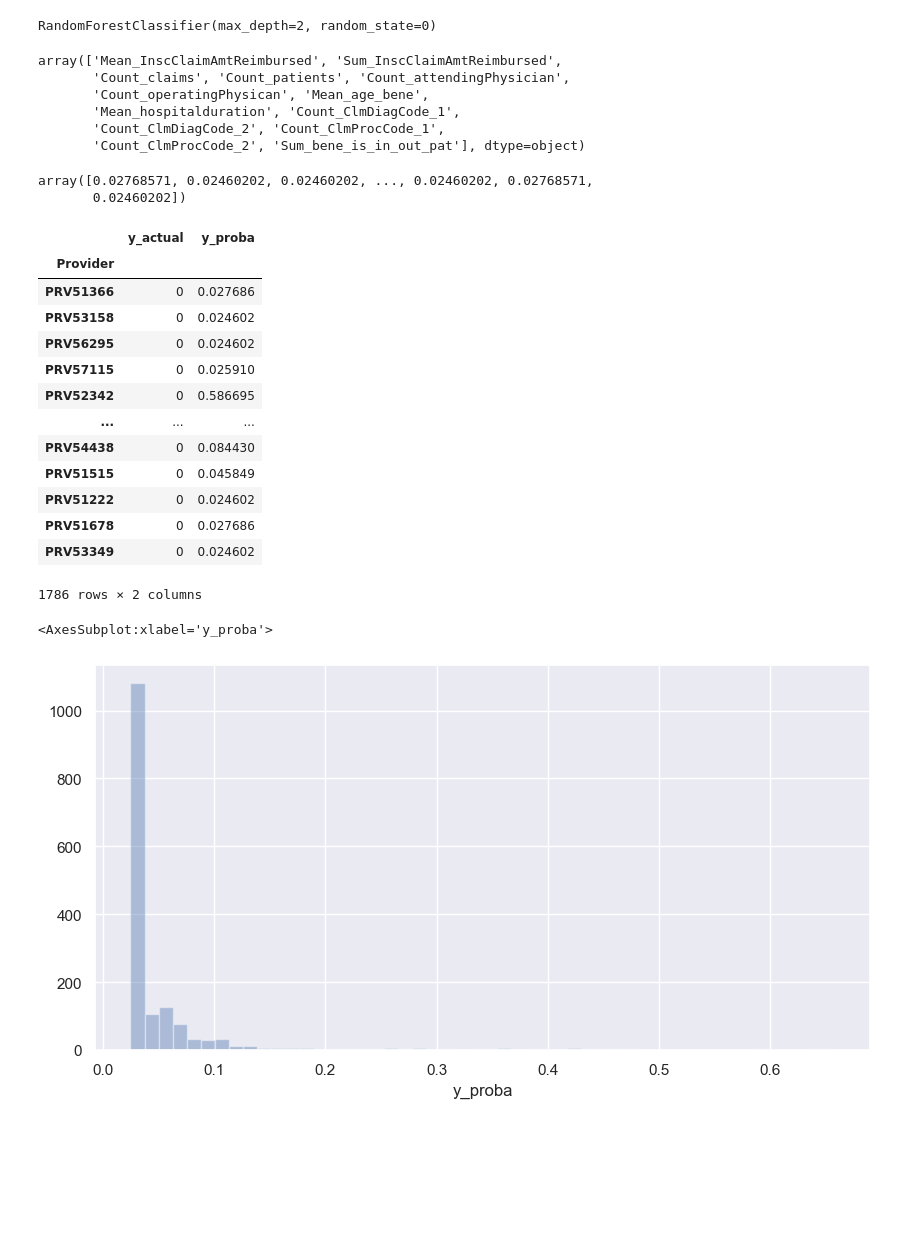
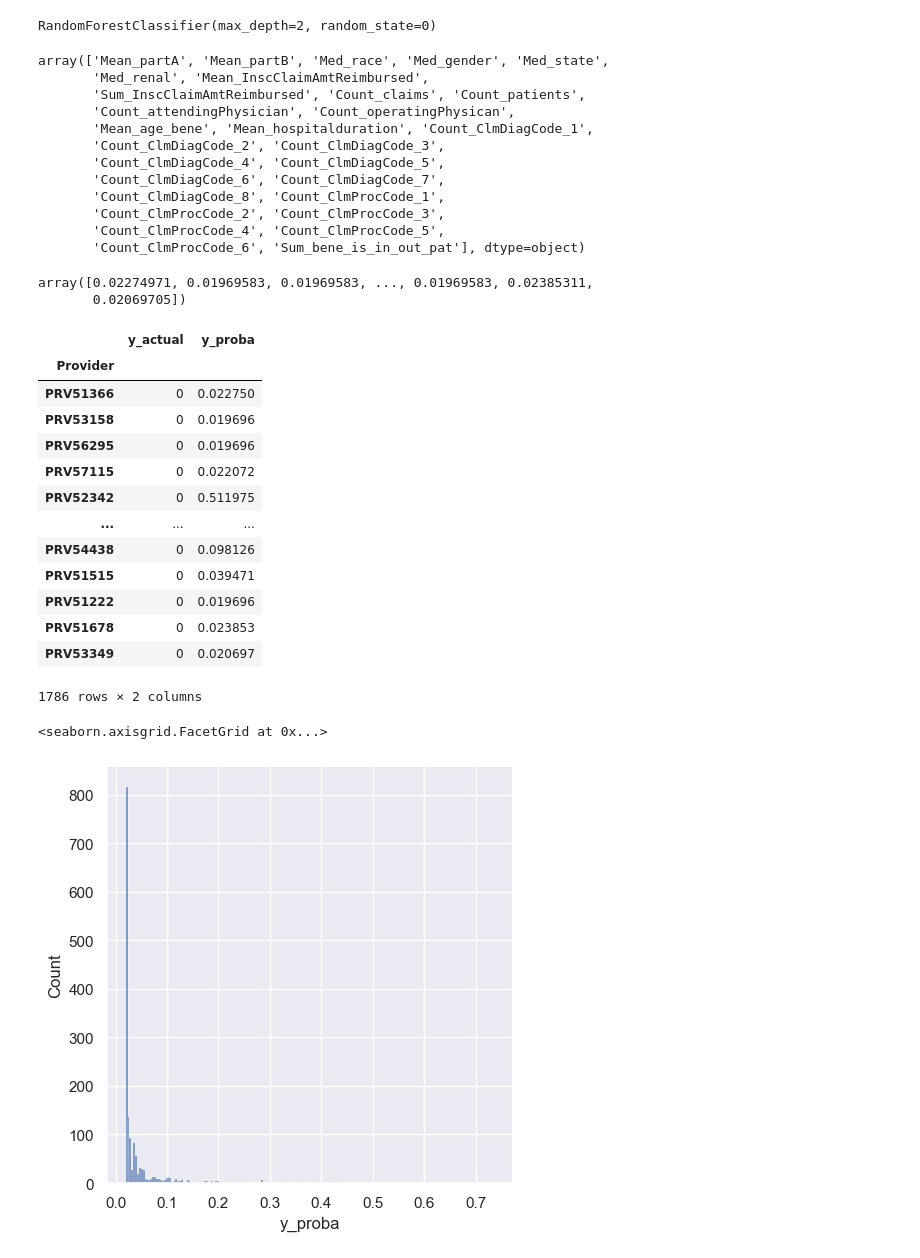
Before and after one commit to evkumar71/DataScience, a Jupyter notebook: Healtcare_fraud_detection.ipynb, the cells around one changed output. Saved outputs shown, nothing was run; the diff lists cells and outputs as text; code cells hidden in the pictures; blank space fills up the shorter version.

```diff
--- a/Healtcare_fraud_detection.ipynb
+++ b/Healtcare_fraud_detection.ipynb
@@ -412,10 +412,19 @@ Name: Operating_Physician_fraud, Length: 558211, dtype: object
 # **Master dataframe**
 # %%
 df_master = pd.concat([df_in, df_out], ignore_index=True, sort=False)
+# %%
+df_master['RenalDiseaseIndicator'] = df_master['RenalDiseaseIndicator'].map({'Y': 1})
+df_master['RenalDiseaseIndicator'] = df_master['RenalDiseaseIndicator'].fillna(0)
 # %%
 df_master['bene_is_in_out_patient'] = np.where((df_master.has_claimed_ip == True) & (df_master.has_claimed_op == True), 1, 0)
 # %%
 df_master_ml = df_master.groupby('Provider').agg(
+    Mean_partA=('NoOfMonths_PartACov', np.mean),
+    Mean_partB=('NoOfMonths_PartBCov', np.mean),
+    Med_race=('Race', np.median),
+    Med_gender=('Gender', np.median),
+    Med_state=('State', np.median),
+    Med_renal=('RenalDiseaseIndicator', np.median),
     Mean_InscClaimAmtReimbursed=('InscClaimAmtReimbursed', np.mean),
     Sum_InscClaimAmtReimbursed=('InscClaimAmtReimbursed', np.sum),
     Count_claims=('ClaimID', 'nunique'),
@@ -426,8 +435,18 @@ df_master_ml = df_master.groupby('Provider').agg(
     Mean_hospitalduration=('hospital_duration', np.mean),
     Count_ClmDiagCode_1=('ClmDiagnosisCode_1', 'nunique'),
     Count_ClmDiagCode_2=('ClmDiagnosisCode_2', 'nunique'),
+    Count_ClmDiagCode_3=('ClmDiagnosisCode_3', 'nunique'),
+    Count_ClmDiagCode_4=('ClmDiagnosisCode_4', 'nunique'),
+    Count_ClmDiagCode_5=('ClmDiagnosisCode_5', 'nunique'),
+    Count_ClmDiagCode_6=('ClmDiagnosisCode_6', 'nunique'),
+    Count_ClmDiagCode_7=('ClmDiagnosisCode_7', 'nunique'),
+    Count_ClmDiagCode_8=('ClmDiagnosisCode_8', 'nunique'),
     Count_ClmProcCode_1=('ClmProcedureCode_1', 'nunique'),
     Count_ClmProcCode_2=('ClmProcedureCode_2', 'nunique'),
+    Count_ClmProcCode_3=('ClmProcedureCode_3', 'nunique'),
+    Count_ClmProcCode_4=('ClmProcedureCode_4', 'nunique'),
+    Count_ClmProcCode_5=('ClmProcedureCode_5', 'nunique'),
+    Count_ClmProcCode_6=('ClmProcedureCode_6', 'nunique'),
     Sum_bene_is_in_out_pat=('bene_is_in_out_patient', np.sum),
     label=('PotentialFraud', 'unique'),
 )
@@ -484,11 +498,17 @@ RandomForestClassifier(max_depth=2, random_state=0)
 # %%
 clf.feature_names_in_
 # %% [output]
-array(['Mean_InscClaimAmtReimbursed', 'Sum_InscClaimAmtReimbursed',
-       'Count_claims', 'Count_patients', 'Count_attendingPhysician',
-       'Count_operatingPhysican', 'Mean_age_bene',
-       'Mean_hospitalduration', 'Count_ClmDiagCode_1',
-       'Count_ClmDiagCode_2', 'Count_ClmProcCode_1',
-       'Count_ClmProcCode_2', 'Sum_bene_is_in_out_pat'], dtype=object)
+array(['Mean_partA', 'Mean_partB', 'Med_race', 'Med_gender', 'Med_state',
+       'Med_renal', 'Mean_InscClaimAmtReimbursed',
+       'Sum_InscClaimAmtReimbursed', 'Count_claims', 'Count_patients',
+       'Count_attendingPhysician', 'Count_operatingPhysican',
+       'Mean_age_bene', 'Mean_hospitalduration', 'Count_ClmDiagCode_1',
+       'Count_ClmDiagCode_2', 'Count_ClmDiagCode_3',
+       'Count_ClmDiagCode_4', 'Count_ClmDiagCode_5',
+       'Count_ClmDiagCode_6', 'Count_ClmDiagCode_7',
+       'Count_ClmDiagCode_8', 'Count_ClmProcCode_1',
+       'Count_ClmProcCode_2', 'Count_ClmProcCode_3',
+       'Count_ClmProcCode_4', 'Count_ClmProcCode_5',
+       'Count_ClmProcCode_6', 'Sum_bene_is_in_out_pat'], dtype=object)
 # %%
 y_proba = clf.predict_proba(X_test)
@@ -495,8 +517,8 @@ y_proba = clf.predict_proba(X_test)
 # %%
 y_proba[:, 1]
 # %% [output]
-array([0.02768571, 0.02460202, 0.02460202, ..., 0.02460202, 0.02768571,
-       0.02460202])
+array([0.02274971, 0.01969583, 0.01969583, ..., 0.01969583, 0.02385311,
+       0.02069705])
 # %%
 df_evaluation = pd.DataFrame({'y_actual': y_test, 'y_proba': y_proba[:, 1]})
 # %%
@@ -504,20 +526,20 @@ df_evaluation
 # %% [output]
 |  | y_actual | y_proba |
 | Provider |  |  |
-| PRV51366 | 0 | 0.027686 |
-| PRV53158 | 0 | 0.024602 |
-| PRV56295 | 0 | 0.024602 |
-| PRV57115 | 0 | 0.025910 |
-| PRV52342 | 0 | 0.586695 |
+| PRV51366 | 0 | 0.022750 |
+| PRV53158 | 0 | 0.019696 |
+| PRV56295 | 0 | 0.019696 |
+| PRV57115 | 0 | 0.022072 |
+| PRV52342 | 0 | 0.511975 |
 | ... | ... | ... |
-| PRV54438 | 0 | 0.084430 |
-| PRV51515 | 0 | 0.045849 |
-| PRV51222 | 0 | 0.024602 |
-| PRV51678 | 0 | 0.027686 |
-| PRV53349 | 0 | 0.024602 |
+| PRV54438 | 0 | 0.098126 |
+| PRV51515 | 0 | 0.039471 |
+| PRV51222 | 0 | 0.019696 |
+| PRV51678 | 0 | 0.023853 |
+| PRV53349 | 0 | 0.020697 |
 1786 rows × 2 columns
 # %%
-sns.distplot(df_evaluation.loc[df_evaluation["y_actual"] == 0, "y_proba"], kde=False)
+sns.displot(df_evaluation.loc[df_evaluation["y_actual"] == 0, "y_proba"], kde=False)
 # %% [output]
-<AxesSubplot:xlabel='y_proba'>
+<seaborn.axisgrid.FacetGrid at 0x...>
-[figure, old version]
+[figure, new version]
```
Also changed, not shown: parts of 16 cells of this notebook.
